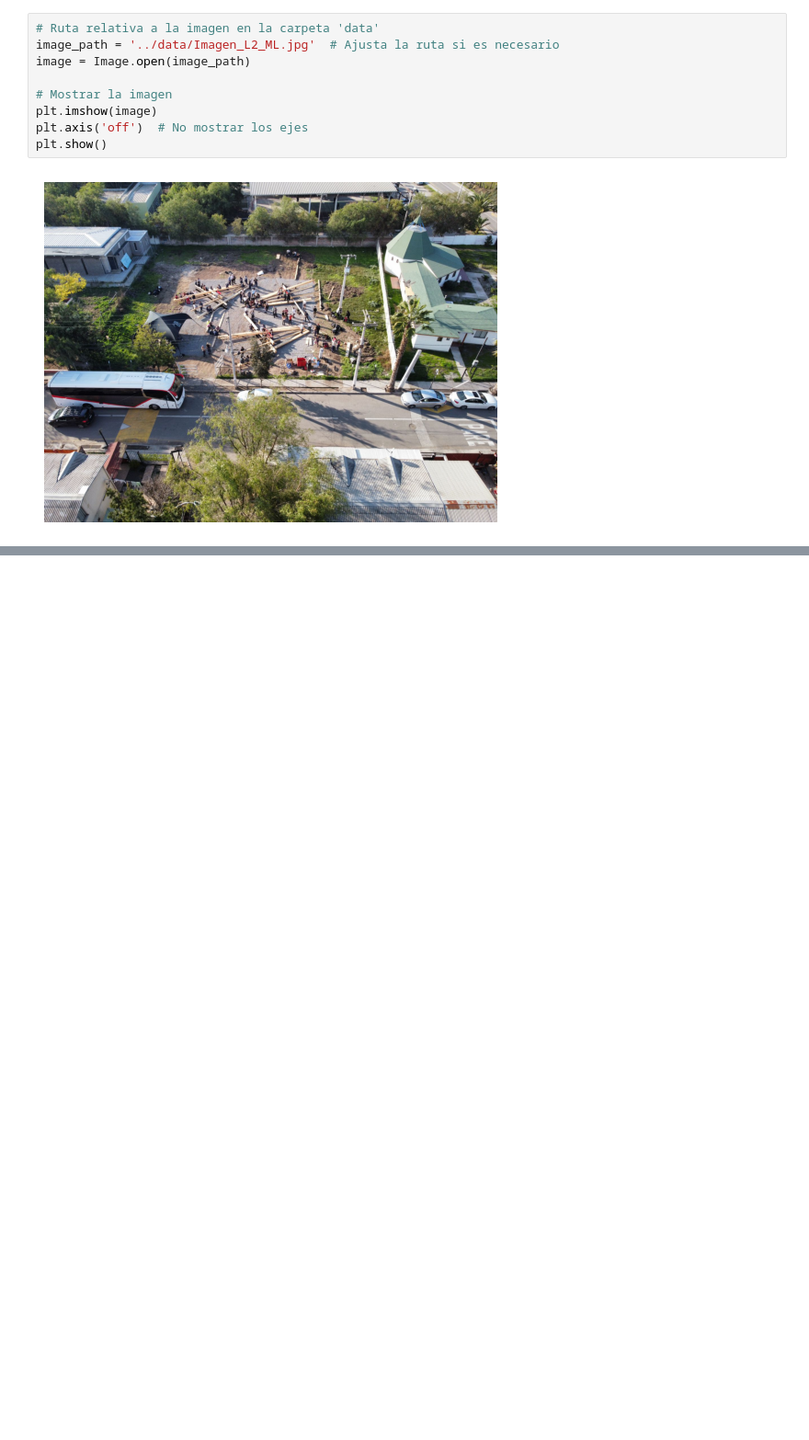
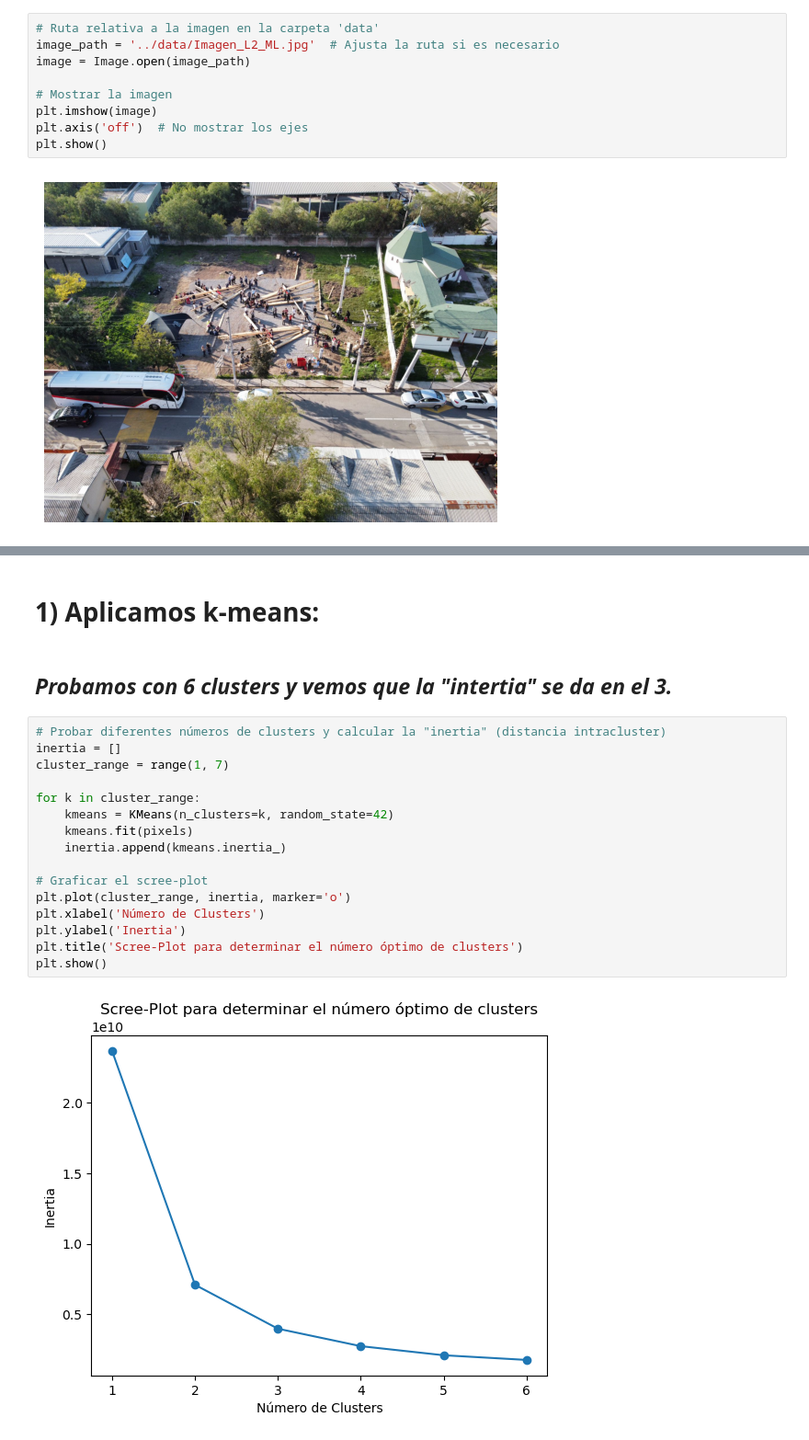
Before and after one commit to RosarioValderrama/Laboratorio_2_ML, a Jupyter notebook: notebooks/Laboratorio_2_ML.ipynb, the cells around one changed output, grey strips where cells are left out. Shown at 92% size. Cells and saved outputs as stored; diff of their text form; blank space fills up the shorter version.

Commit message:
k-means

```diff
--- a/notebooks/Laboratorio_2_ML.ipynb
+++ b/notebooks/Laboratorio_2_ML.ipynb
@@ -17,0 +33,22 @@ plt.show()
+# %% [markdown]
+# 1) Aplicamos k-means:
+# %% [markdown]
+## *Probamos con 6 clusters y vemos que la "intertia" se da en el 3.*
+# %%
+# Probar diferentes números de clusters y calcular la "inertia" (distancia intracluster)
+inertia = []
+cluster_range = range(1, 7)
+
+for k in cluster_range:
+    kmeans = KMeans(n_clusters=k, random_state=42)
+    kmeans.fit(pixels)
+    inertia.append(kmeans.inertia_)
+
+# Graficar el scree-plot
+plt.plot(cluster_range, inertia, marker='o')
+plt.xlabel('Número de Clusters')
+plt.ylabel('Inertia')
+plt.title('Scree-Plot para determinar el número óptimo de clusters')
+plt.show()
+# %% [output]
+[figure, added]
```
Also changed, not shown: parts of 17 cells of this notebook.
